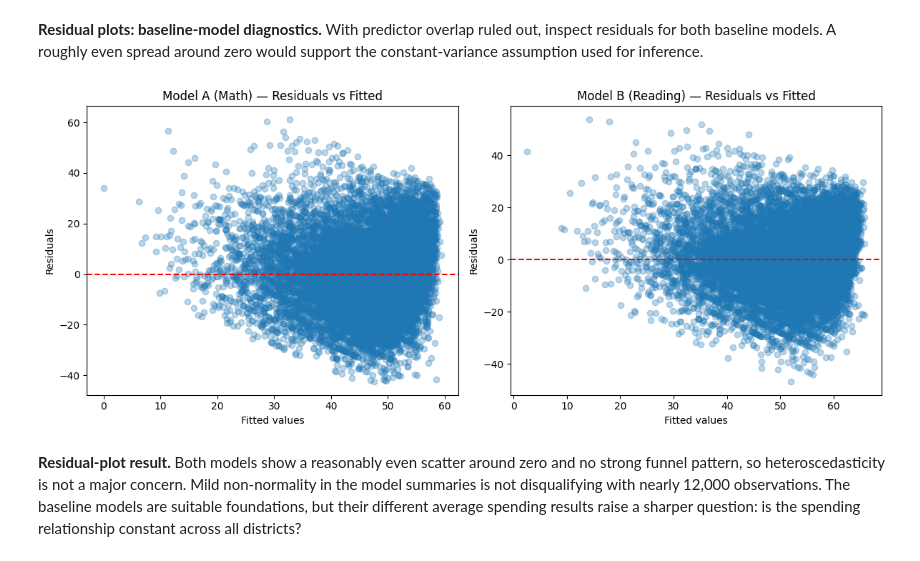
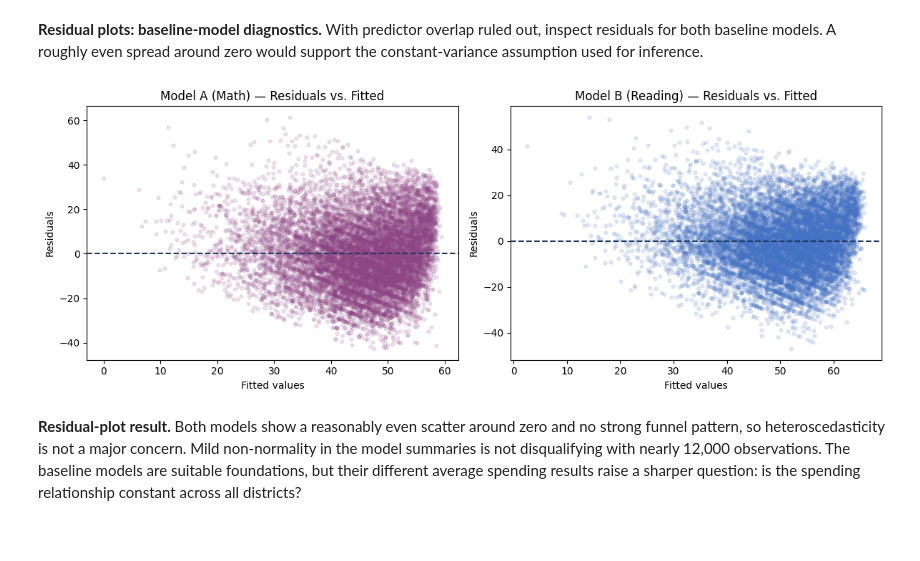
Before and after one commit to sheljasolanki/School-funding-outcomes-analysis, a Jupyter notebook: notebooks/Regression.ipynb, the cells around one changed output. Cells and saved outputs as stored; diff of their text form; code cells hidden in the pictures.

Commit message:
added some required visuals

```diff
--- a/notebooks/Regression.ipynb
+++ b/notebooks/Regression.ipynb
@@ -97,26 +120,28 @@ print(vif_data)
 # %% [markdown]
 **Residual plots: baseline-model diagnostics.** With predictor overlap ruled out, inspect residuals for both baseline models. A roughly even spread around zero would support the constant-variance assumption used for inference.
 # %%
-import matplotlib.pyplot as plt
+# WHY: Visual check for homoscedasticity — residuals should scatter evenly
+# around zero with no funnel shape, supporting the constant-error-variance
+# assumption behind OLS.
 
-fig, axes = plt.subplots(1, 2, figsize=(12, 5))
+fig, axes = plt.subplots(1, 2, figsize=(12, 4.5))
 
-axes[0].scatter(model_a.fittedvalues, model_a.resid, alpha=0.3)
-axes[0].axhline(0, color='red', linestyle='--')
-axes[0].set_title('Model A (Math) — Residuals vs Fitted')
+axes[0].scatter(model_a.fittedvalues, model_a.resid, alpha=0.15, color='#8E4585', s=12)
+axes[0].axhline(0, color='#1F3864', linestyle='--', linewidth=1.5)
+axes[0].set_title('Model A (Math) — Residuals vs. Fitted')
 axes[0].set_xlabel('Fitted values')
 axes[0].set_ylabel('Residuals')
 
-axes[1].scatter(model_b.fittedvalues, model_b.resid, alpha=0.3)
-axes[1].axhline(0, color='red', linestyle='--')
-axes[1].set_title('Model B (Reading) — Residuals vs Fitted')
+axes[1].scatter(model_b.fittedvalues, model_b.resid, alpha=0.15, color='#4472C4', s=12)
+axes[1].axhline(0, color='#1F3864', linestyle='--', linewidth=1.5)
+axes[1].set_title('Model B (Reading) — Residuals vs. Fitted')
 axes[1].set_xlabel('Fitted values')
 axes[1].set_ylabel('Residuals')
 
 plt.tight_layout()
 plt.show()
 # %% [output]
-[figure, old version]
+[figure, new version]
 # %% [markdown]
 **Residual-plot result.** Both models show a reasonably even scatter around zero and no strong funnel pattern, so heteroscedasticity is not a major concern. Mild non-normality in the model summaries is not disqualifying with nearly 12,000 observations. The baseline models are suitable foundations, but their different average spending results raise a sharper question: is the spending relationship constant across all districts?
 # %% [markdown]
```
Also changed, not shown: parts of 5 cells of this notebook, 7 other files.
